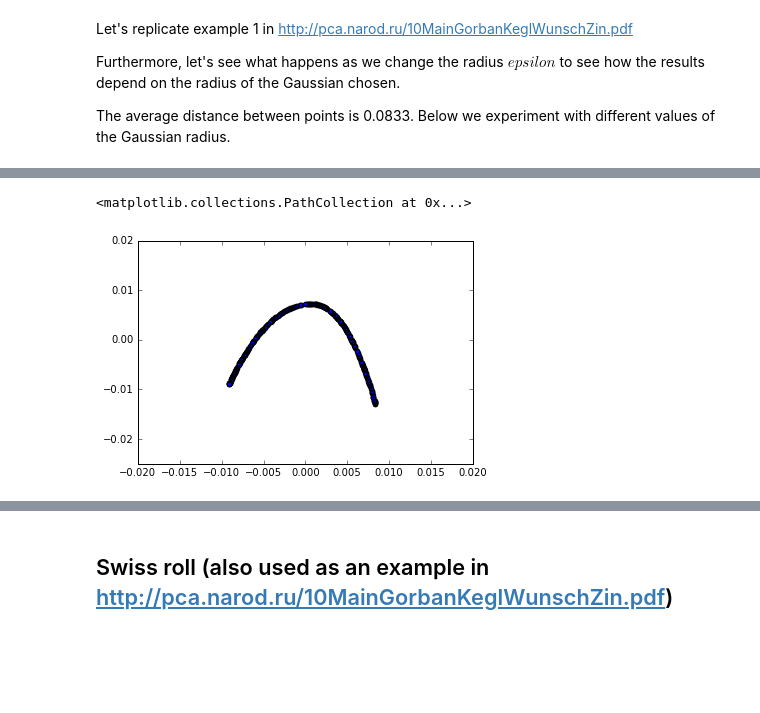
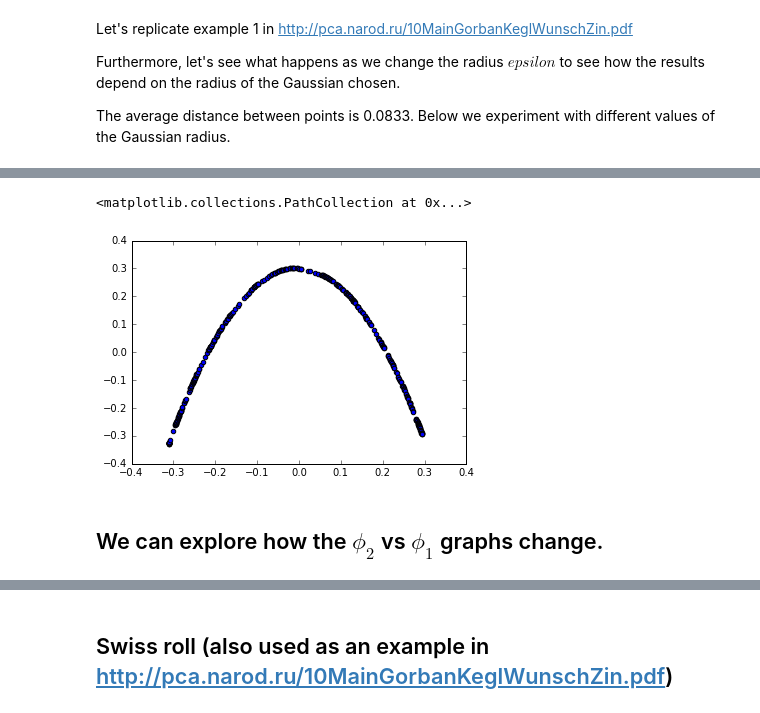
Before and after one commit to tabakg/diffusion_maps, a Jupyter notebook: example_diffusion_maps.ipynb, the cells around one changed output, grey strips where cells are left out. Drawn from its saved outputs; the diff is of its cells as text; code cells hidden in the pictures; blank space fills up the shorter version.

```diff
--- a/example_diffusion_maps.ipynb
+++ b/example_diffusion_maps.ipynb
@@ -144,20 +144,22 @@ ax.plot(xs, ys, zs)
 # %%
 data = [[x,y,z] for x,y,z in zip(xs,ys,zs)]
 
 params = {}
-params["epsilon"] = 100. ## cutoff for nearest neighbors.
-params["gaussian_epsilon"] = 5. ## width of Gaussian kernel.
-params["alpha"] = 0. ## coefficient to use for diffusion maps. See the wikipedia article.
+params["epsilon"] = 1. ## cutoff for nearest neighbors.
+params["gaussian_epsilon"] = 0.5 ## width of Gaussian kernel.
+params["alpha"] = 1. ## coefficient to use for diffusion maps. See the wikipedia article.
 
 params["data_size"] = 400
 params["eigen_dims"] = 3
 
 e_vals, e_vecs = run_diffusion_map(data, params,True)
 v1,v2,v3 = (e_vecs.T)[0:3]
 plt.scatter(v2,v3)
 # %% [output]
 <matplotlib.collections.PathCollection at 0x...>
-[figure, old version]
+[figure, new version]
+# %% [markdown]
+## We can explore how the $\phi_2$ vs $\phi_1$ graphs change.
 # %%
 def make_vecs(gauss_eps):
     params = {}
```
Also changed, not shown: parts of 33 cells of this notebook, 1 other file.
